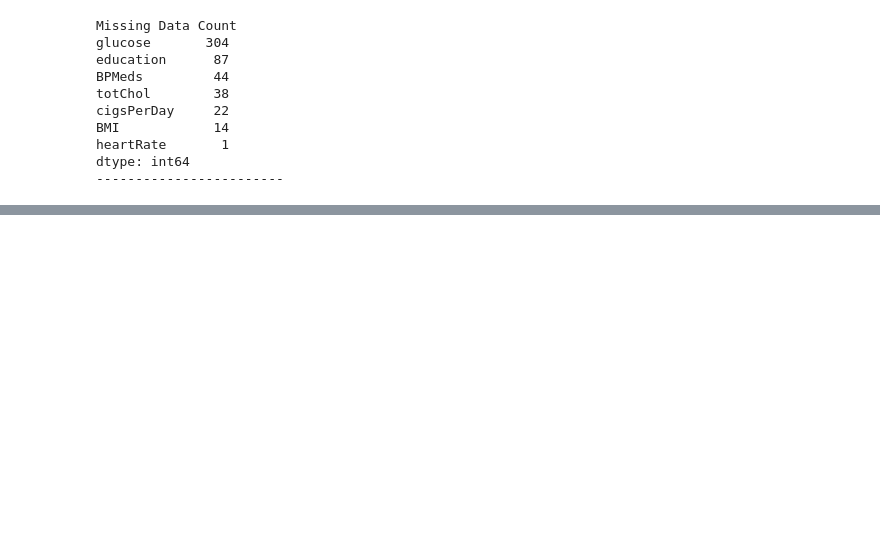
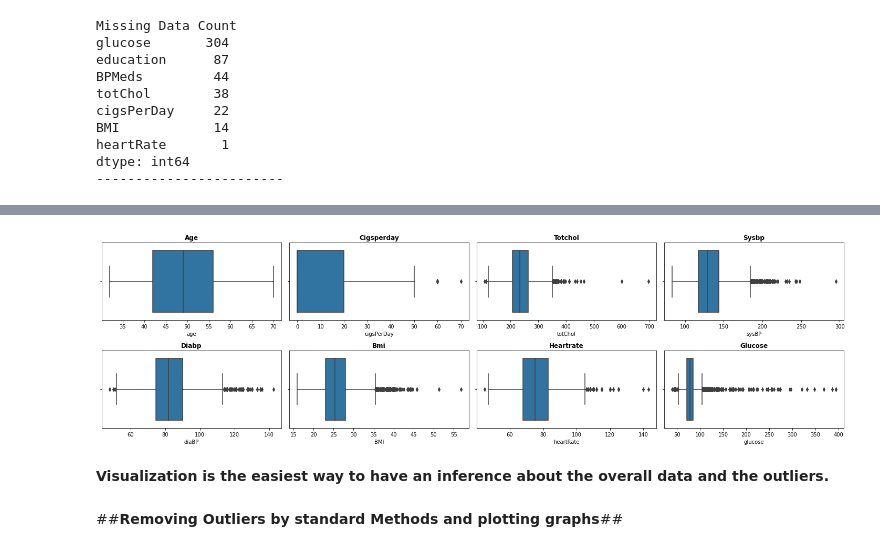
Before and after one commit to sksamima5/Cardiovascular-Risk-Prediction, a Jupyter notebook: Cardiovascular_Risk_Prediction_.ipynb, the cells around one changed output, grey strips where cells are left out. Cells and saved outputs as stored; diff of their text form; code cells hidden in the pictures; blank space fills up the shorter version.

```diff
--- a/Cardiovascular_Risk_Prediction_.ipynb
+++ b/Cardiovascular_Risk_Prediction_.ipynb
@@ -216,0 +307,14 @@ for col in ['glucose','education','BPMeds','totChol','cigsPerDay','BMI','heartRa
+# %%
+# Visualizing the distributions in boxplot.
+plt.figure(figsize = (20,14))
+for n,column in enumerate(numeric_features):
+  plt.subplot(5, 4, n+1)
+  sns.boxplot(heart_data[column])
+  plt.title(f'{column.title()}', weight = 'bold')
+  plt.tight_layout()
+# %% [output]
+[figure, added]
+# %% [markdown]
+<b> Visualization is the easiest way to have an inference about the overall data and the outliers.
+# %% [markdown]
+##**Removing Outliers by standard Methods and plotting graphs**##
```
Also changed, not shown: parts of 36 cells of this notebook.
